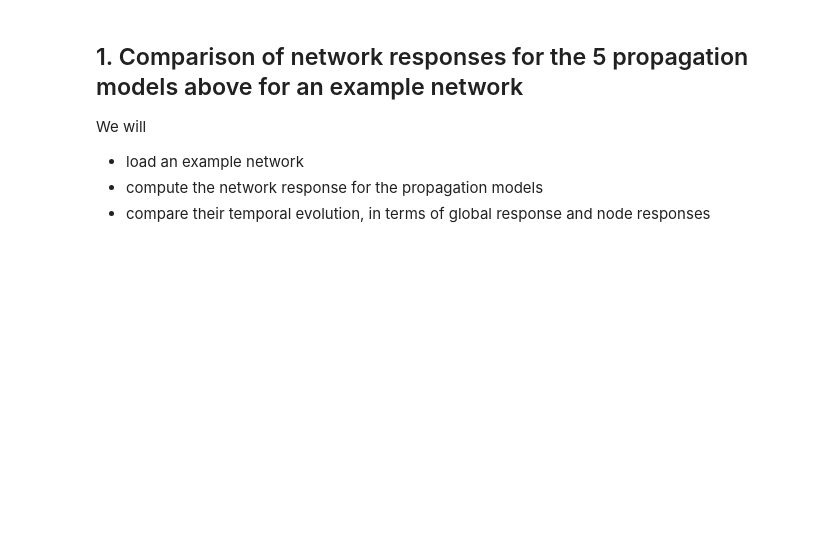
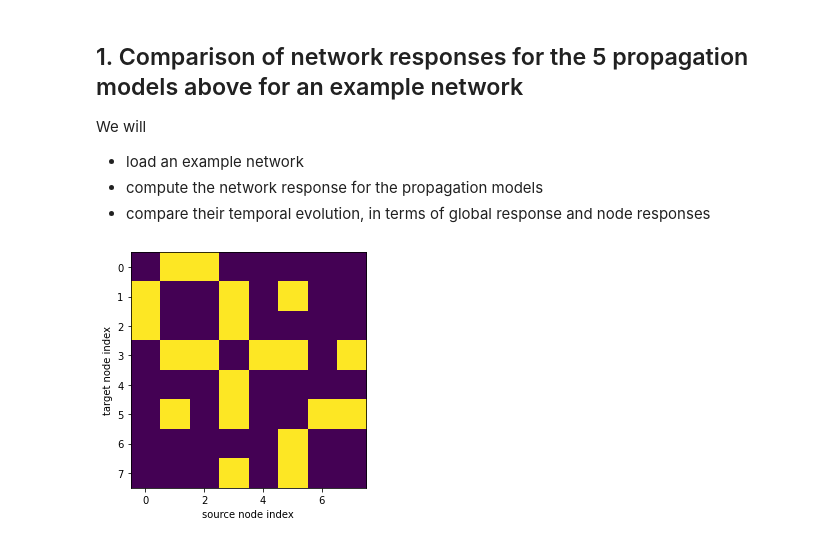
Before and after one commit to mb-BCA/SiReNetA_Tutorials, a Jupyter notebook: Tutorial_Notebooks/3_Basics_CanonModels.ipynb, the cells around one changed output. Saved outputs shown, nothing was run; the diff lists cells and outputs as text; code cells hidden in the pictures; blank space fills up the shorter version.

```diff
--- a/Tutorial_Notebooks/3_Basics_CanonModels.ipynb
+++ b/Tutorial_Notebooks/3_Basics_CanonModels.ipynb
@@ -40,6 +40,20 @@ import numpy as np
 
 # import
 import sireneta as sna
+# %%
+# Define some plotting options to control visualization
+%matplotlib inline
+# Define the default scale for the plots
+plt.rcParams['figure.dpi'] = 72
+
+# Define the colors for the plots later
+cols = ['#1f77b4', '#ff7f0e', '#2ca02c', '#d62728', '#9467bd', '#8c564b',
+        '#e377c2', '#7f7f7f', '#bcbd22', '#17becf' ]
+
+# Define a new "BwR", "Blues" and "Reds" colormaps
+from matplotlib.colors import ListedColormap
+newcmap = np.genfromtxt('../Data/Matplotlib_colormap_div.csv', delimiter=',')
+newReds = ListedColormap(newcmap[128:, :])
 # %% [markdown]
 ## 0. Mathematical description of the propagation models
 
@@ -74,9 +88,15 @@ We will
 # %%
 # Load a small network (binary or unweighted)
 net = np.loadtxt('../Data/Testnet_N8.txt', dtype=int)
 N = len(net)
 
-print(net)
+plt.figure(figsize=[4,4])
+plt.imshow(net)
+plt.xlabel('source node index')
+plt.ylabel('target node index')
+plt.tight_layout()
+# %% [output]
+[figure, added]
 # %%
 # normalize connectivity with respect to largest eigenvalue
 lambda_max = np.real(np.linalg.eigvals(net)).max()
```
Also changed, not shown: parts of 9 cells of this notebook, 1 other file.
